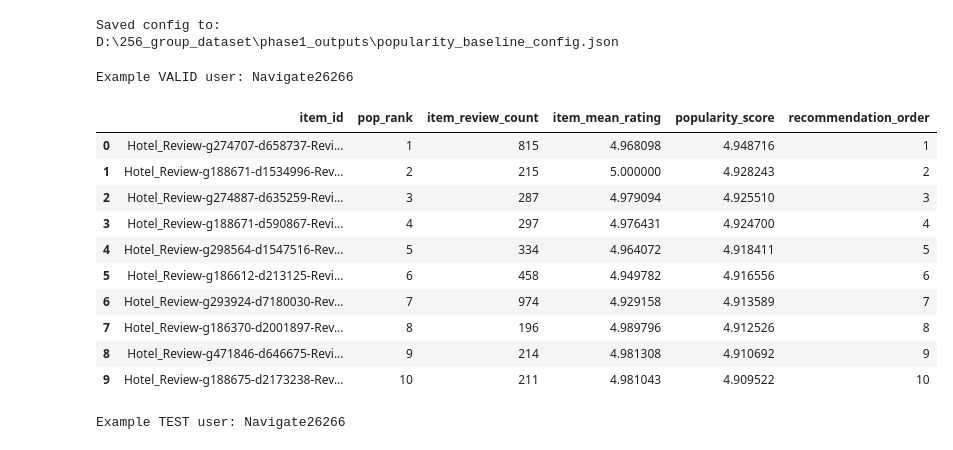
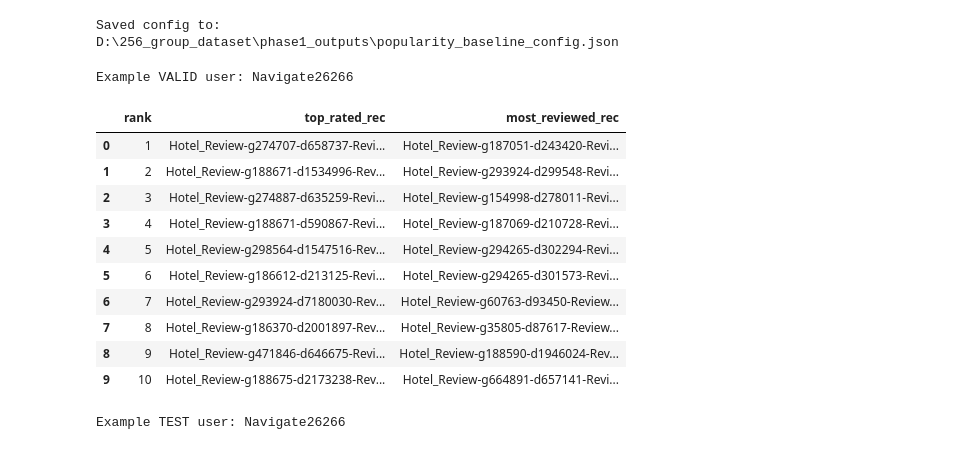
Before and after one commit to sauerpatchkid/256_hotelrecommender, a Jupyter notebook: 256groupproj_popbaseline.ipynb, the cells around one changed output. Cells and saved outputs as stored; diff of their text form; code cells hidden in the pictures.

```diff
--- a/256groupproj_popbaseline.ipynb
+++ b/256groupproj_popbaseline.ipynb
@@ -633,17 +626,0 @@ display(test_summary_df)
-# %%
-# Optional: evaluate a few common K values on TEST as well
-
-k_values = [5, 10, 20]
-
-test_multi_k_summaries = []
-for k in k_values:
-    _, summary_df_k = evaluate_popularity_split(
-        target_by_user=test_target_by_user,
-        seen_items_by_user=train_valid_seen_by_user,
-        ranked_items=global_ranked_items,
-        k=k
-    )
-    test_multi_k_summaries.append(summary_df_k)
-
-test_multi_k_summary_df = pd.concat(test_multi_k_summaries, ignore_index=True)
-display(test_multi_k_summary_df)
@@ -768,27 +860,44 @@ def get_popularity_recommendations(user_id, split_name="test", k=10):
 
     return rec_df
 # %%
-# Example usage on one validation user and one test user
+# Example: top-10 recs for one valid and one test user — both models side-by-side
+
+def get_recommendations_both_models(user_id, split_name="test", k=10):
+    if split_name == "valid":
+        seen_items = train_seen_by_user
+    elif split_name == "test":
+        seen_items = train_valid_seen_by_user
+    else:
+        raise ValueError("split_name must be 'valid' or 'test'")
+
+    recs_top_rated     = recommend_top_k_popular(user_id, seen_items, global_ranked_items, k=k)
+    recs_most_reviewed = recommend_top_k_popular(user_id, seen_items, global_ranked_items_by_reviews, k=k)
+
+    return pd.DataFrame({
+        "rank":              range(1, k + 1),
+        "top_rated_rec":     recs_top_rated     + [None] * (k - len(recs_top_rated)),
+        "most_reviewed_rec": recs_most_reviewed + [None] * (k - len(recs_most_reviewed)),
+    })
 
 example_valid_user = next(iter(valid_target_by_user.keys()))
-example_test_user = next(iter(test_target_by_user.keys()))
+example_test_user  = next(iter(test_target_by_user.keys()))
 
 print("Example VALID user:", example_valid_user)
-display(get_popularity_recommendations(example_valid_user, split_name="valid", k=10))
+display(get_recommendations_both_models(example_valid_user, split_name="valid", k=10))
 
 print("Example TEST user:", example_test_user)
-display(get_popularity_recommendations(example_test_user, split_name="test", k=10))
+display(get_recommendations_both_models(example_test_user, split_name="test", k=10))
 # %% [output]
 Example VALID user: Navigate26266
-|  | item_id | pop_rank | item_review_count | item_mean_rating | popularity_score | recommendation_order |
-| 0 | Hotel_Review-g274707-d658737-Revi... | 1 | 815 | 4.968098 | 4.948716 | 1 |
-| 1 | Hotel_Review-g188671-d1534996-Rev... | 2 | 215 | 5.000000 | 4.928243 | 2 |
-| 2 | Hotel_Review-g274887-d635259-Revi... | 3 | 287 | 4.979094 | 4.925510 | 3 |
-| 3 | Hotel_Review-g188671-d590867-Revi... | 4 | 297 | 4.976431 | 4.924700 | 4 |
-| 4 | Hotel_Review-g298564-d1547516-Rev... | 5 | 334 | 4.964072 | 4.918411 | 5 |
-| 5 | Hotel_Review-g186612-d213125-Revi... | 6 | 458 | 4.949782 | 4.916556 | 6 |
-| 6 | Hotel_Review-g293924-d7180030-Rev... | 7 | 974 | 4.929158 | 4.913589 | 7 |
-| 7 | Hotel_Review-g186370-d2001897-Rev... | 8 | 196 | 4.989796 | 4.912526 | 8 |
-| 8 | Hotel_Review-g471846-d646675-Revi... | 9 | 214 | 4.981308 | 4.910692 | 9 |
-| 9 | Hotel_Review-g188675-d2173238-Rev... | 10 | 211 | 4.981043 | 4.909522 | 10 |
+|  | rank | top_rated_rec | most_reviewed_rec |
+| 0 | 1 | Hotel_Review-g274707-d658737-Revi... | Hotel_Review-g187051-d243420-Revi... |
+| 1 | 2 | Hotel_Review-g188671-d1534996-Rev... | Hotel_Review-g293924-d299548-Revi... |
+| 2 | 3 | Hotel_Review-g274887-d635259-Revi... | Hotel_Review-g154998-d278011-Revi... |
+| 3 | 4 | Hotel_Review-g188671-d590867-Revi... | Hotel_Review-g187069-d210728-Revi... |
+| 4 | 5 | Hotel_Review-g298564-d1547516-Rev... | Hotel_Review-g294265-d302294-Revi... |
+| 5 | 6 | Hotel_Review-g186612-d213125-Revi... | Hotel_Review-g294265-d301573-Revi... |
+| 6 | 7 | Hotel_Review-g293924-d7180030-Rev... | Hotel_Review-g60763-d93450-Review... |
+| 7 | 8 | Hotel_Review-g186370-d2001897-Rev... | Hotel_Review-g35805-d87617-Review... |
+| 8 | 9 | Hotel_Review-g471846-d646675-Revi... | Hotel_Review-g188590-d1946024-Rev... |
+| 9 | 10 | Hotel_Review-g188675-d2173238-Rev... | Hotel_Review-g664891-d657141-Revi... |
 Example TEST user: Navigate26266
```
Also changed, not shown: parts of 15 cells of this notebook.
